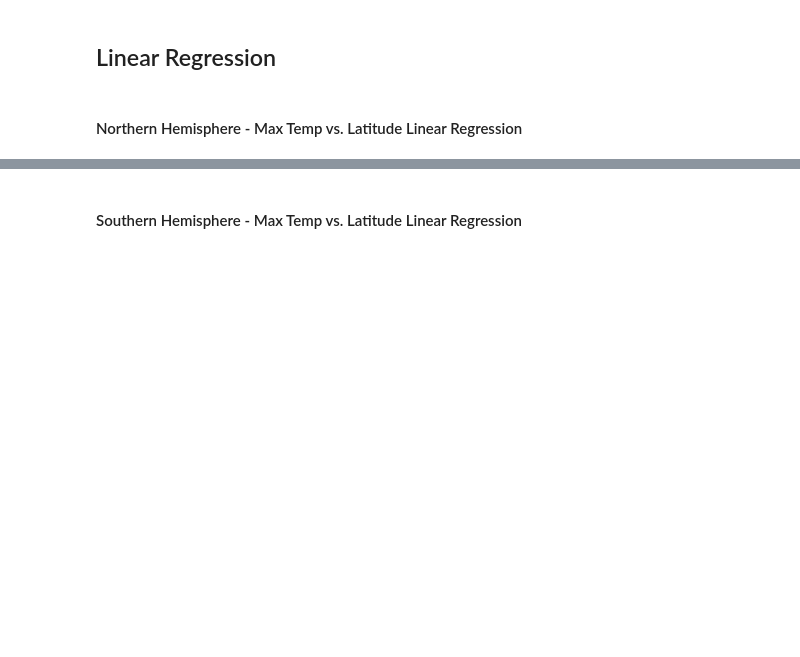
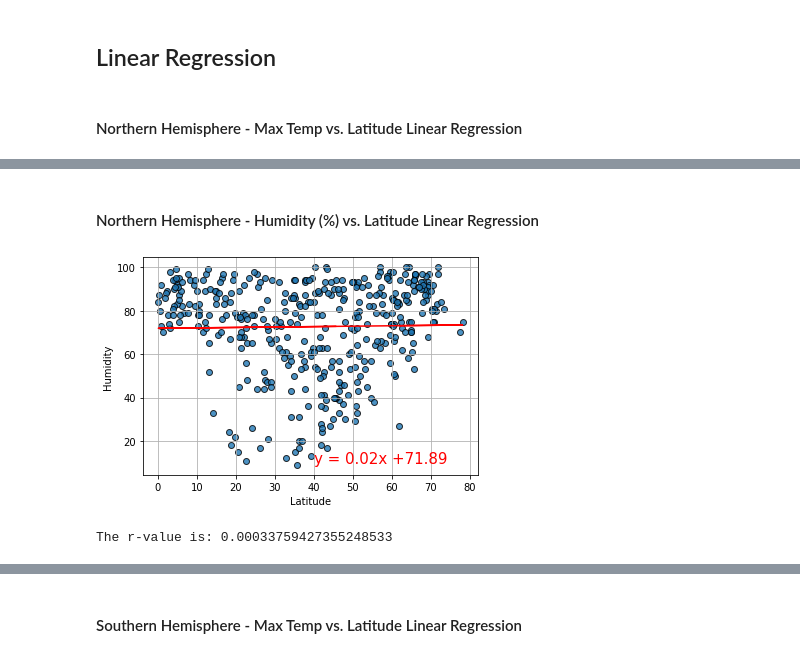
Before and after one commit to cakearns/Mod_6_Python_API_Challenge, a Jupyter notebook: starter_code/WeatherPy.ipynb, the cells around one changed output, grey strips where cells are left out. Cells and saved outputs as stored; diff of their text form; code cells hidden in the pictures; blank space fills up the shorter version.

```diff
--- a/starter_code/WeatherPy.ipynb
+++ b/starter_code/WeatherPy.ipynb
@@ -273,0 +314,8 @@ The r-value is: 0.46937863826630627
+# %% [markdown]
+####  Northern Hemisphere - Humidity (%) vs. Latitude Linear Regression
+# %%
+y_values=northern_df['Humidity']
+linear_regression(x_values, y_values, "Humidity", (40, 10))
+# %% [output]
+[figure, added]
+The r-value is: 0.00033759427355248533
```
Also changed, not shown: parts of 24 cells of this notebook.
